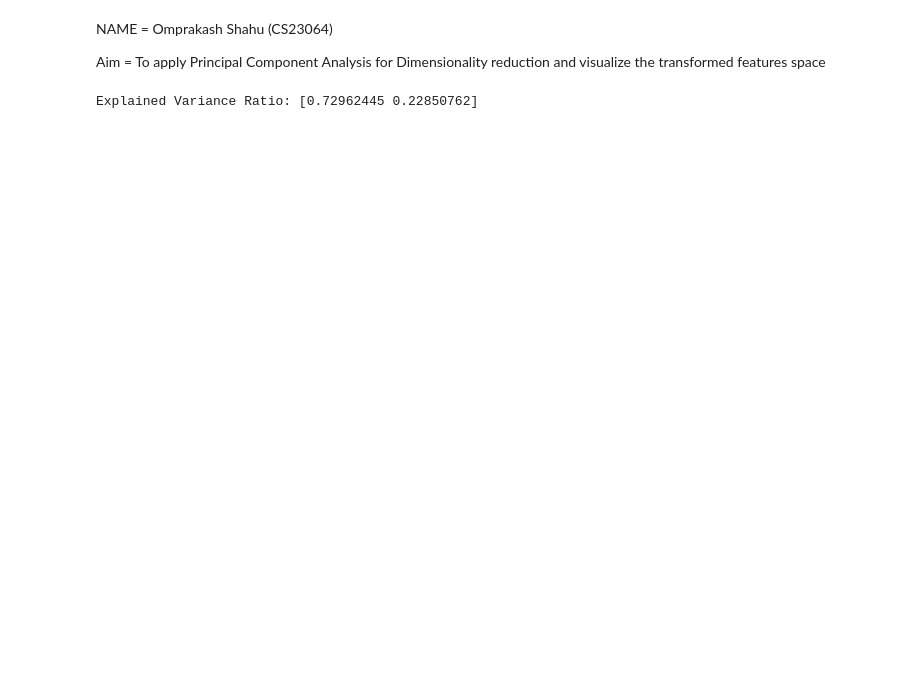
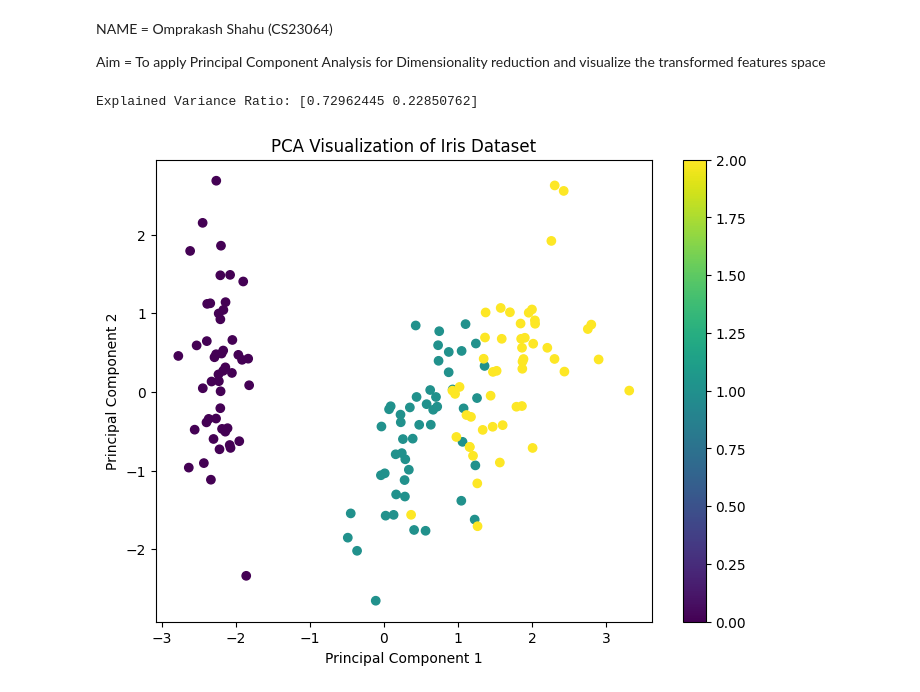
Before and after one commit to omshahu/ML_Practicals, a Jupyter notebook: prac_08.ipynb, the cells around one changed output. Saved outputs shown, nothing was run; the diff lists cells and outputs as text; code cells hidden in the pictures; blank space fills up the shorter version.

```diff
--- a/prac_08.ipynb
+++ b/prac_08.ipynb
@@ -25,3 +25,13 @@ x_pca = pca.fit_transform(x_scaled)
 print("Explained Variance Ratio:", pca.explained_variance_ratio_)
 # %% [output]
 Explained Variance Ratio: [0.72962445 0.22850762]
+# %%
+plt.figure(figsize=(8, 6))
+plt.scatter(x_pca[:, 0], x_pca[:,1], c=y)
+plt.xlabel("Principal Component 1")
+plt.ylabel("Principal Component 2")
+plt.title("PCA Visualization of Iris Dataset")
+plt.colorbar()
+plt.show()
+# %% [output]
+[figure, added]
```
